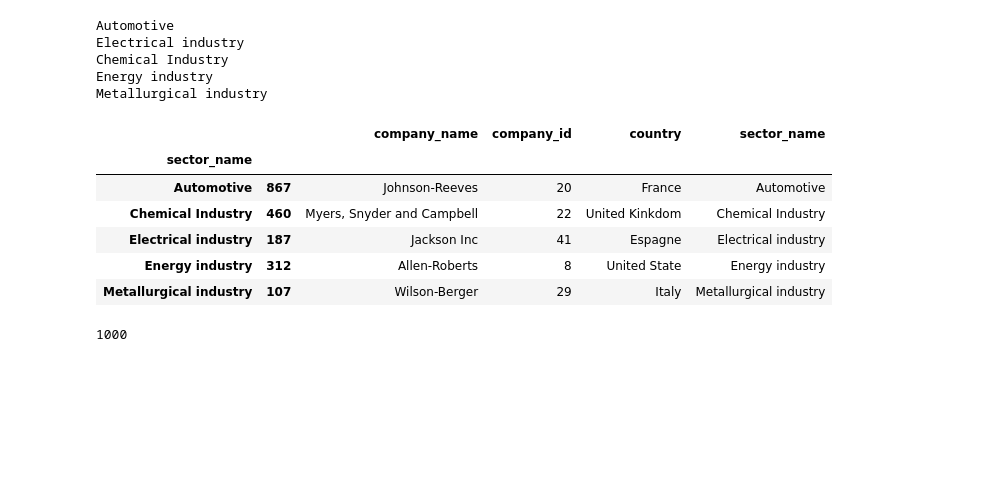
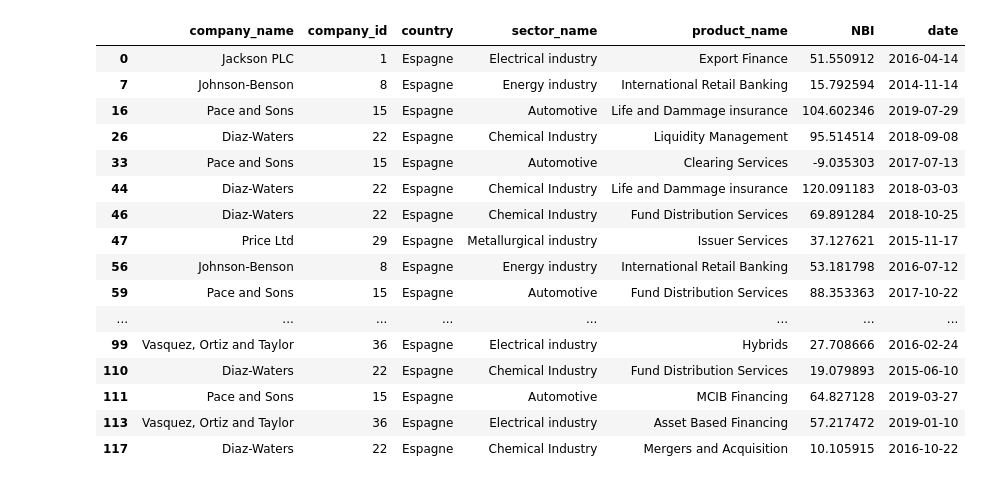
Before and after one commit to Zouhairhajji/Financial_Opportunities_Detection, a Jupyter notebook: 0_Sells_Generator/fake_data_generator.ipynb, the cells around one changed output. Drawn from its saved outputs; the diff is of its cells as text; code cells hidden in the pictures; blank space fills up the shorter version.

```diff
--- a/0_Sells_Generator/fake_data_generator.ipynb
+++ b/0_Sells_Generator/fake_data_generator.ipynb
@@ -30,63 +30,59 @@ import random
     return pd.Series(array)
 
 
-countries = ['France', 'Espagne', 'United Kinkdom', 'United State', 'Italy']
+countries = ['France', 'Espagne', 'United Kinkdom', 'United State', 'Italy', 'Corse', 'Suisse']
 sectors = ['Automotive', 'Electrical industry', 'Chemical Industry', 'Energy industry', 'Metallurgical industry']
 product_names = ['ALD Car Renting and Fleet Management',  'Asset Based Financing',  'Asset Management',  'Asset Servicing',  'Clearing Services',  'Commodities',  'Commodity Financing',  'Credit',  'Custody Services',  'Equity',  'Export Finance',  'Financing',  'Forex',  'Fund Administration',  'Fund Distribution Services',  'General Purpose Financing',  'Hybrids',  'International Retail Banking',  'Issuer Services',  'Leverage Finance',  'Life and Dammage insurance',  'Liquidity Management',  'Loans syndication',  'MCIB Financing',  'Mergers and Acquisition',  'Others',  'Prime & Clearing']
 
 generate_date = lambda : fake.date_between(start_date="-5y", end_date="today")
 generate_company = lambda : fake.company()
 generate_revenus = lambda : np.random.normal(50, 28)
 generate_product = lambda: product_names[ random.randint(0, len(product_names) -1) ]
 generate_sector = lambda: sectors[ random.randint(0, len(sectors) -1) ]
 
 
 
-rnd_count = 1000
+rnd_count = 1000000
 flat_data = pd.DataFrame()
 
 rnd_companies = generate_random_array(100, generate_company).unique()
 flat_data['company_name'] = shake_inputs(rnd_count, rnd_companies)
 flat_data['company_id'] = pd.factorize(flat_data['company_name'])[0] + 1
 
 
 
 flat_data['country'] = flat_data['company_id'].apply(lambda x: countries[x % len(countries)])
 flat_data['sector_name'] = flat_data['company_id'].apply(lambda x: sectors[x % len(sectors)])
 
-print(  )
-
-for sector in sectors:
-    print(sector)
-
-#flat_data['dates'] = generate_random_array(rnd_count, generate_date)
 
 
+def generate_revenus(x):
+    count_rnd_products = int(np.random.normal(5, 0.5))
+    random_products = np.random.choice(product_names, count_rnd_products)
 
+    x['product_name'] = np.random.choice(random_products, len(x))
+    x['NBI'] = np.random.normal(50, 40, size=len(x))
+    x['date'] = [ fake.date_between(start_date="-5y", end_date="today" ) for x in range(len(x))]
 
+    return x
 
-#flat_data['company_id'] = pd.factorize(flat_data['company_name'])[0]
-#flat_data['NBI'] = generate_random_array(rnd_count, generate_revenus)
-#flat_data['product_name'] = generate_random_array(rnd_count, generate_product)
-
-
-flat_data.groupby('sector_name').apply(lambda x: x.sample(1))
-
-#np.random.choice(product_names, 5)
+flat_data = flat_data.groupby('sector_name').apply(generate_revenus)
+flat_data.query("country == 'Espagne'").head(20)
 # %% [output]
-Automotive
-Electrical industry
-Chemical Industry
-Energy industry
-Metallurgical industry
-|  |  | company_name | company_id | country | sector_name |
-| sector_name |  |  |  |  |  |
-| Automotive | 867 | Johnson-Reeves | 20 | France | Automotive |
-| Chemical Industry | 460 | Myers, Snyder and Campbell | 22 | United Kinkdom | Chemical Industry |
-| Electrical industry | 187 | Jackson Inc | 41 | Espagne | Electrical industry |
-| Energy industry | 312 | Allen-Roberts | 8 | United State | Energy industry |
-| Metallurgical industry | 107 | Wilson-Berger | 29 | Italy | Metallurgical industry |
+|  | company_name | company_id | country | sector_name | product_name | NBI | date |
+| 0 | Jackson PLC | 1 | Espagne | Electrical industry | Export Finance | 51.550912 | 2016-04-14 |
+| 7 | Johnson-Benson | 8 | Espagne | Energy industry | International Retail Banking | 15.792594 | 2014-11-14 |
+| 16 | Pace and Sons | 15 | Espagne | Automotive | Life and Dammage insurance | 104.602346 | 2019-07-29 |
+| 26 | Diaz-Waters | 22 | Espagne | Chemical Industry | Liquidity Management | 95.514514 | 2018-09-08 |
+| 33 | Pace and Sons | 15 | Espagne | Automotive | Clearing Services | -9.035303 | 2017-07-13 |
+| 44 | Diaz-Waters | 22 | Espagne | Chemical Industry | Life and Dammage insurance | 120.091183 | 2018-03-03 |
+| 46 | Diaz-Waters | 22 | Espagne | Chemical Industry | Fund Distribution Services | 69.891284 | 2018-10-25 |
+| 47 | Price Ltd | 29 | Espagne | Metallurgical industry | Issuer Services | 37.127621 | 2015-11-17 |
+| 56 | Johnson-Benson | 8 | Espagne | Energy industry | International Retail Banking | 53.181798 | 2016-07-12 |
+| 59 | Pace and Sons | 15 | Espagne | Automotive | Fund Distribution Services | 88.353363 | 2017-10-22 |
+| ... | ... | ... | ... | ... | ... | ... | ... |
+| 99 | Vasquez, Ortiz and Taylor | 36 | Espagne | Electrical industry | Hybrids | 27.708666 | 2016-02-24 |
+| 110 | Diaz-Waters | 22 | Espagne | Chemical Industry | Fund Distribution Services | 19.079893 | 2015-06-10 |
+| 111 | Pace and Sons | 15 | Espagne | Automotive | MCIB Financing | 64.827128 | 2019-03-27 |
+| 113 | Vasquez, Ortiz and Taylor | 36 | Espagne | Electrical industry | Asset Based Financing | 57.217472 | 2019-01-10 |
+| 117 | Diaz-Waters | 22 | Espagne | Chemical Industry | Mergers and Acquisition | 10.105915 | 2016-10-22 |
-# %%
-len(flat_data)
-# %% [output]
-1000
```
Also changed, not shown: parts of 2 cells of this notebook, 4 other files.
